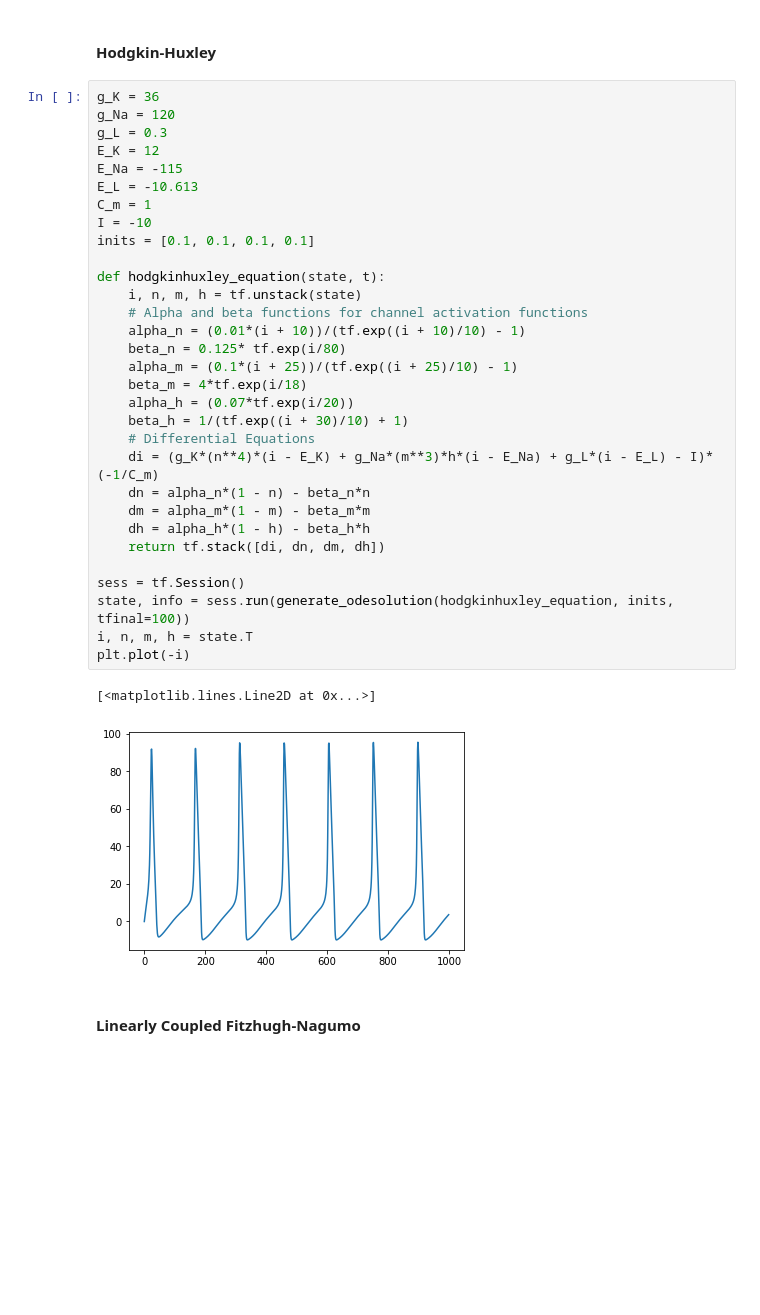
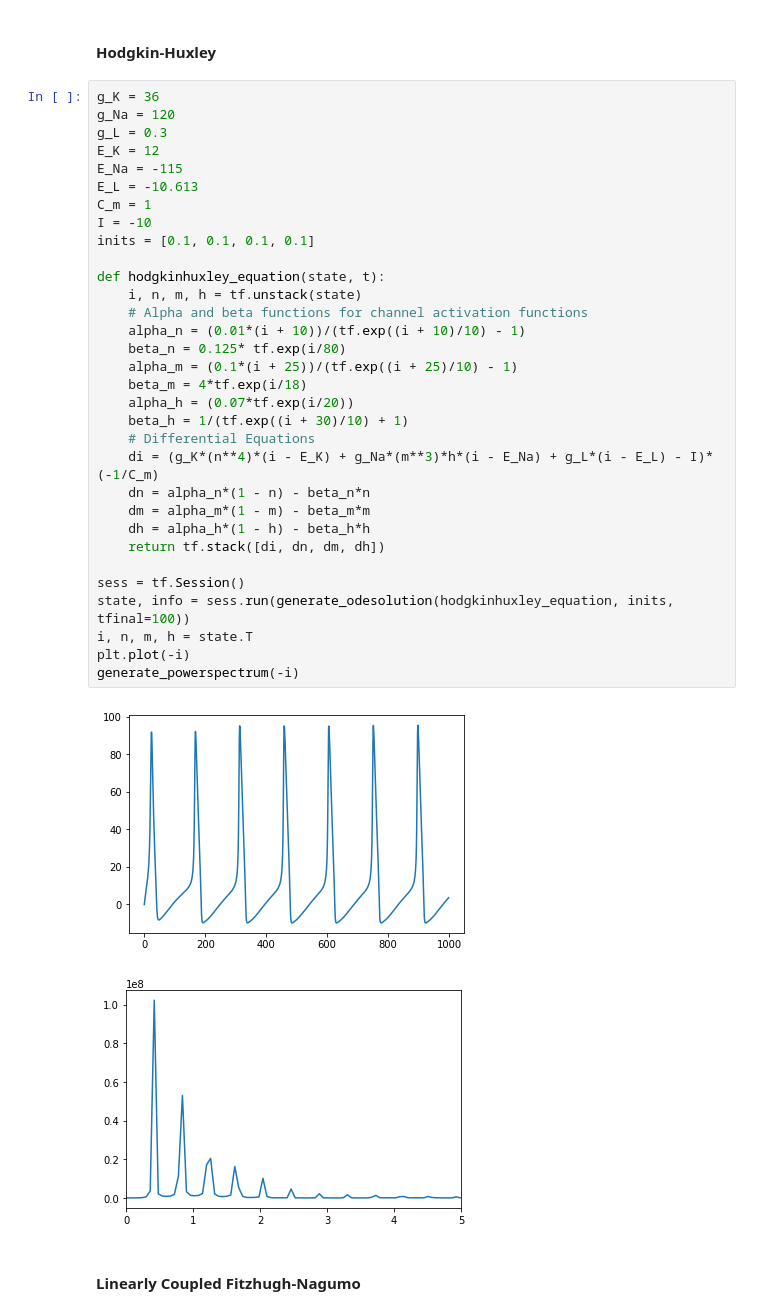
Before and after one commit to zthurman/fizzpy, a Jupyter notebook: Notebooks/Tensorflow/Nonlinear Dynamics.ipynb, the cells around one changed output. Drawn from its saved outputs; the diff is of its cells as text; blank space fills up the shorter version.

```diff
--- a/Notebooks/Tensorflow/Nonlinear Dynamics.ipynb
+++ b/Notebooks/Tensorflow/Nonlinear Dynamics.ipynb
@@ -159,34 +184,35 @@ g_Na = 120
 g_L = 0.3
 E_K = 12
 E_Na = -115
 E_L = -10.613
 C_m = 1
 I = -10
 inits = [0.1, 0.1, 0.1, 0.1]
 
 def hodgkinhuxley_equation(state, t):
     i, n, m, h = tf.unstack(state)
     # Alpha and beta functions for channel activation functions
     alpha_n = (0.01*(i + 10))/(tf.exp((i + 10)/10) - 1)
     beta_n = 0.125* tf.exp(i/80)
     alpha_m = (0.1*(i + 25))/(tf.exp((i + 25)/10) - 1)
     beta_m = 4*tf.exp(i/18)
     alpha_h = (0.07*tf.exp(i/20))
     beta_h = 1/(tf.exp((i + 30)/10) + 1)
     # Differential Equations
     di = (g_K*(n**4)*(i - E_K) + g_Na*(m**3)*h*(i - E_Na) + g_L*(i - E_L) - I)*(-1/C_m)
     dn = alpha_n*(1 - n) - beta_n*n
     dm = alpha_m*(1 - m) - beta_m*m
     dh = alpha_h*(1 - h) - beta_h*h
     return tf.stack([di, dn, dm, dh])
 
 sess = tf.Session()
 state, info = sess.run(generate_odesolution(hodgkinhuxley_equation, inits, tfinal=100))
 i, n, m, h = state.T
 plt.plot(-i)
+generate_powerspectrum(-i)
 # %% [output]
-[<matplotlib.lines.Line2D at 0x...>]
 [figure]
+[figure, added]
 # %% [markdown]
 #### Linearly Coupled Fitzhugh-Nagumo
 # %%
```
Also changed, not shown: parts of 6 cells of this notebook.
